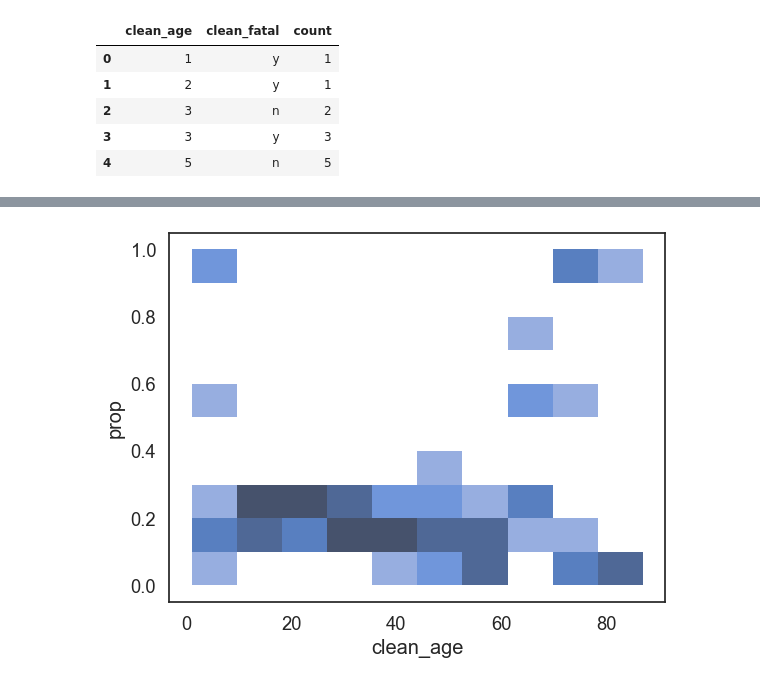
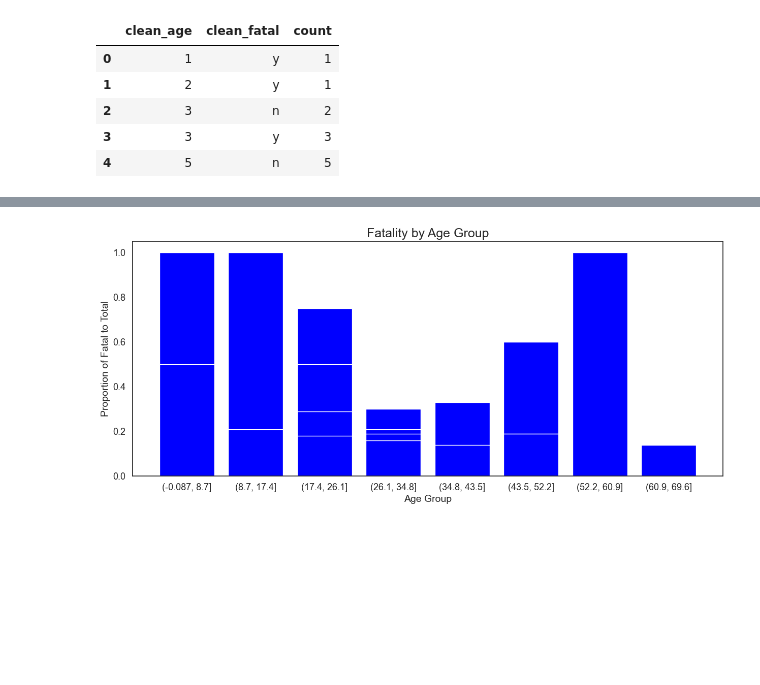
Before and after one commit to LupiVolpi/Shark_Attack, a Jupyter notebook: data_cleaning_shark_attack.ipynb, the cells around one changed output, grey strips where cells are left out. Cells and saved outputs as stored; diff of their text form; code cells hidden in the pictures; blank space fills up the shorter version.

```diff
--- a/data_cleaning_shark_attack.ipynb
+++ b/data_cleaning_shark_attack.ipynb
@@ -1304,4 +1304,17 @@ dtype('int32')
-# %%
-sns.histplot(data=age_fatal_crosstab, x="clean_age", y="prop", bins=10);
-# %% [output]
-[figure, removed]
+# %%
+fig, ax = plt.subplots(figsize=(15, 6))
+
+plt.bar(x=age_fatal_crosstab["age_group_str"], height=age_fatal_crosstab["prop"], color="blue")
+
+# x-labels
+ax.set_xlabel("Age Group", fontsize=14)
+plt.xticks(fontsize=13)
+
+# y-labels
+ax.set_ylabel("Proportion of Fatal to Total", fontsize=14)
+plt.yticks(fontsize=13)
+
+# Title and legend
+ax.set_title("Fatality by Age Group", fontsize=18);
+# %% [output]
+[figure, added]
```
Also changed, not shown: parts of 2 cells of this notebook.
